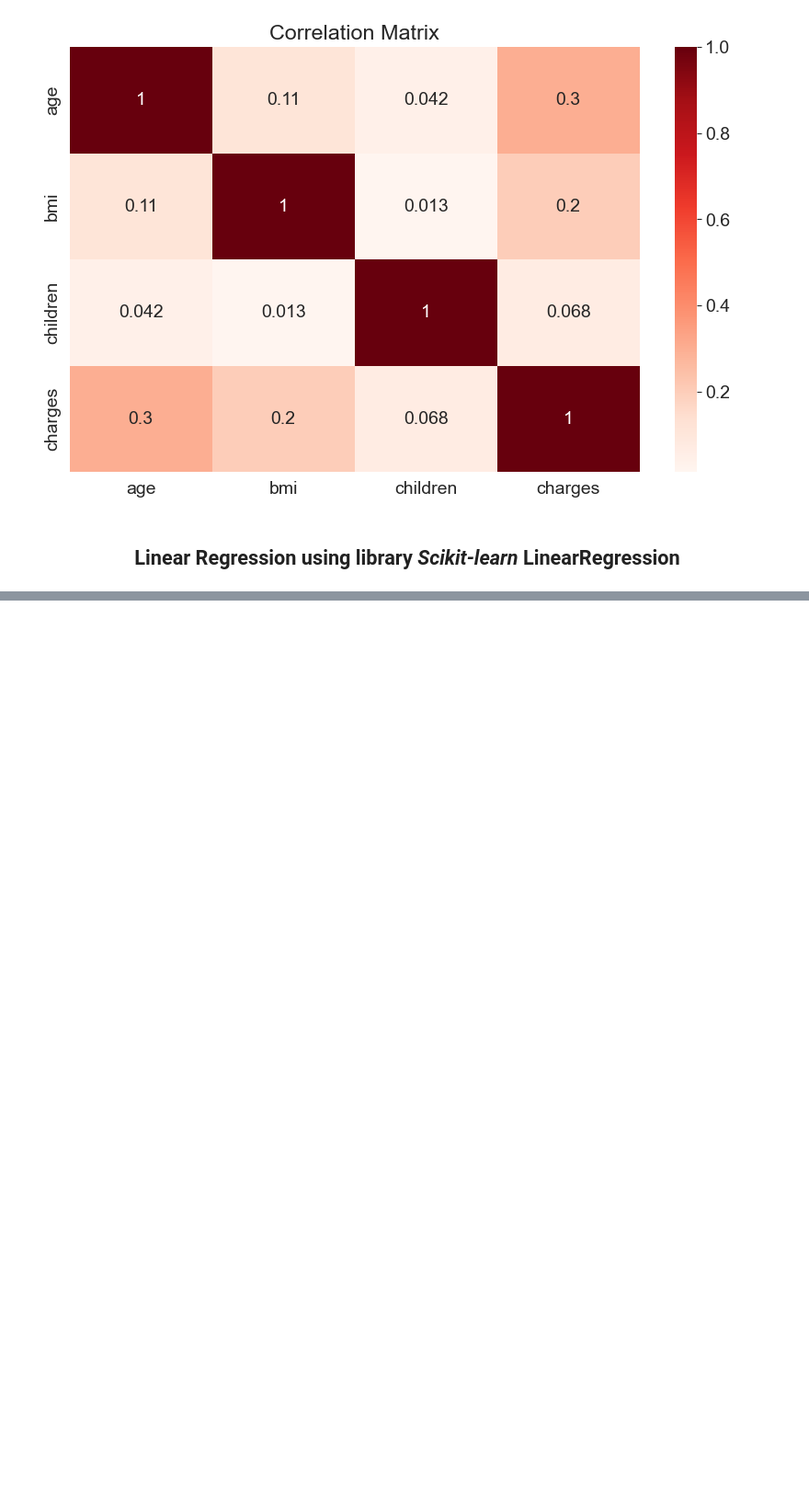
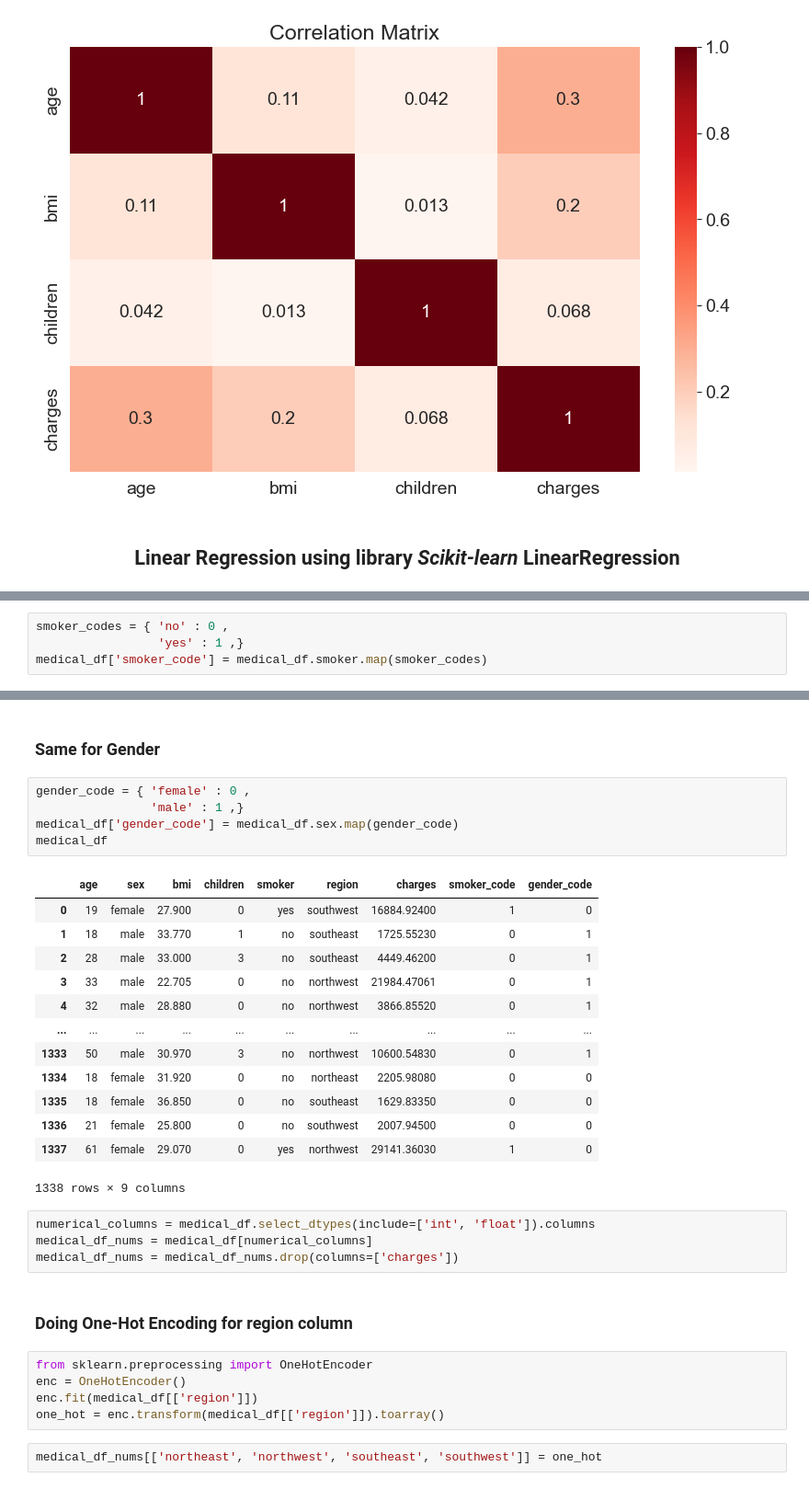
Before and after one commit to mankuuu/Medical-Insurance-Expenditure-Predictor, a Jupyter notebook: Insurance_Predictor.ipynb, the cells around one changed output, grey strips where cells are left out. Shown at 92% size. Saved outputs shown, nothing was run; the diff lists cells and outputs as text; blank space fills up the shorter version.

```diff
--- a/Insurance_Predictor.ipynb
+++ b/Insurance_Predictor.ipynb
@@ -274,0 +247,4 @@ medical_df
+# %%
+smoker_codes = { 'no' : 0 ,
+                 'yes' : 1 ,}
+medical_df['smoker_code'] = medical_df.smoker.map(smoker_codes)
@@ -274,0 +267,34 @@ medical_df
+# %% [markdown]
+<h3> Same for <b>Gender</b></h3>
+# %%
+gender_code = { 'female' : 0 ,
+                'male' : 1 ,}
+medical_df['gender_code'] = medical_df.sex.map(gender_code)
+medical_df
+# %% [output]
+|  | age | sex | bmi | children | smoker | region | charges | smoker_code | gender_code |
+| 0 | 19 | female | 27.900 | 0 | yes | southwest | 16884.92400 | 1 | 0 |
+| 1 | 18 | male | 33.770 | 1 | no | southeast | 1725.55230 | 0 | 1 |
+| 2 | 28 | male | 33.000 | 3 | no | southeast | 4449.46200 | 0 | 1 |
+| 3 | 33 | male | 22.705 | 0 | no | northwest | 21984.47061 | 0 | 1 |
+| 4 | 32 | male | 28.880 | 0 | no | northwest | 3866.85520 | 0 | 1 |
+| ... | ... | ... | ... | ... | ... | ... | ... | ... | ... |
+| 1333 | 50 | male | 30.970 | 3 | no | northwest | 10600.54830 | 0 | 1 |
+| 1334 | 18 | female | 31.920 | 0 | no | northeast | 2205.98080 | 0 | 0 |
+| 1335 | 18 | female | 36.850 | 0 | no | southeast | 1629.83350 | 0 | 0 |
+| 1336 | 21 | female | 25.800 | 0 | no | southwest | 2007.94500 | 0 | 0 |
+| 1337 | 61 | female | 29.070 | 0 | yes | northwest | 29141.36030 | 1 | 0 |
+1338 rows × 9 columns
+# %%
+numerical_columns = medical_df.select_dtypes(include=['int', 'float']).columns
+medical_df_nums = medical_df[numerical_columns]
+medical_df_nums = medical_df_nums.drop(columns=['charges'])
+# %% [markdown]
+<h3>Doing <b>One-Hot Encoding</b> for <b>region column</b></h3>
+# %%
+from sklearn.preprocessing import OneHotEncoder
+enc = OneHotEncoder()
+enc.fit(medical_df[['region']])
+one_hot = enc.transform(medical_df[['region']]).toarray()
+# %%
+medical_df_nums[['northeast', 'northwest', 'southeast', 'southwest']] = one_hot
```
Also changed, not shown: parts of 18 cells of this notebook.
